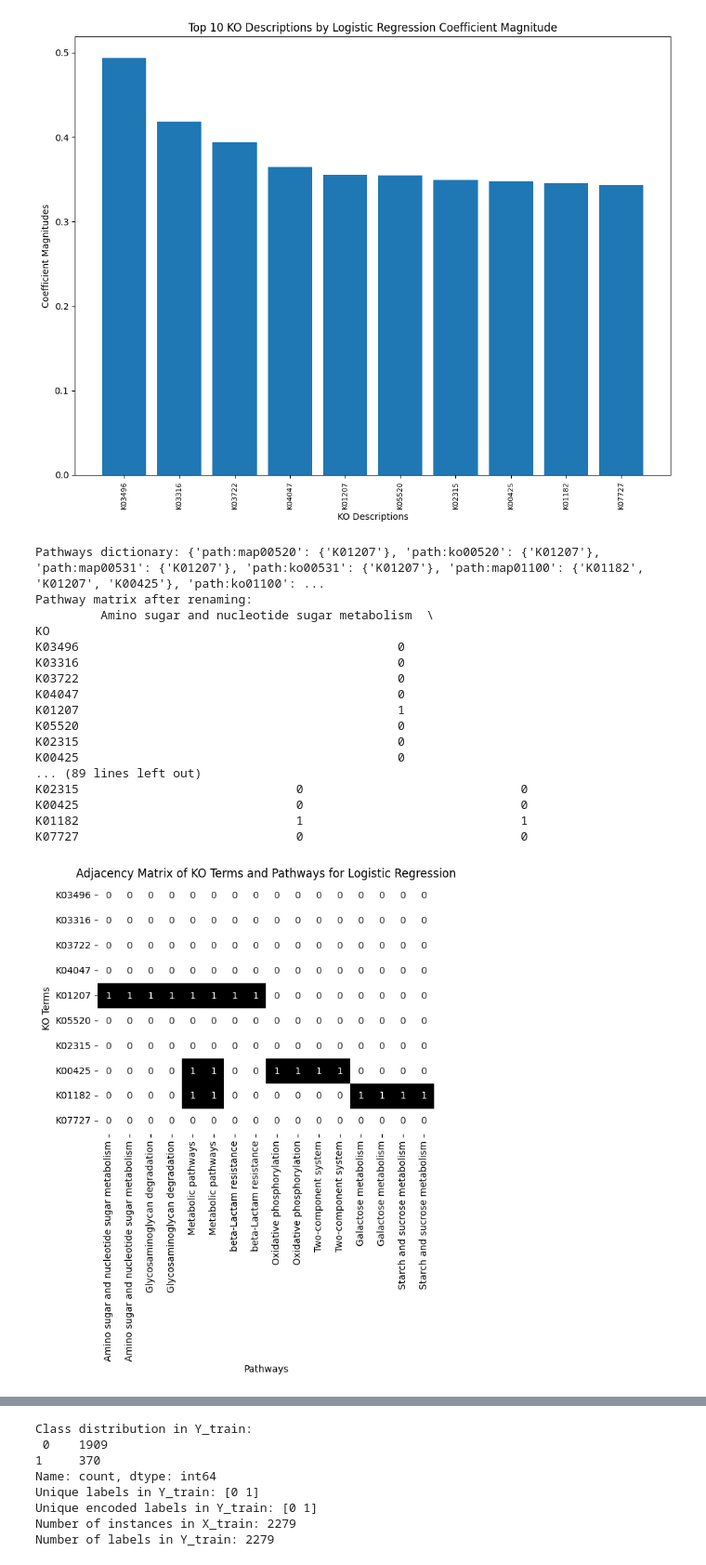
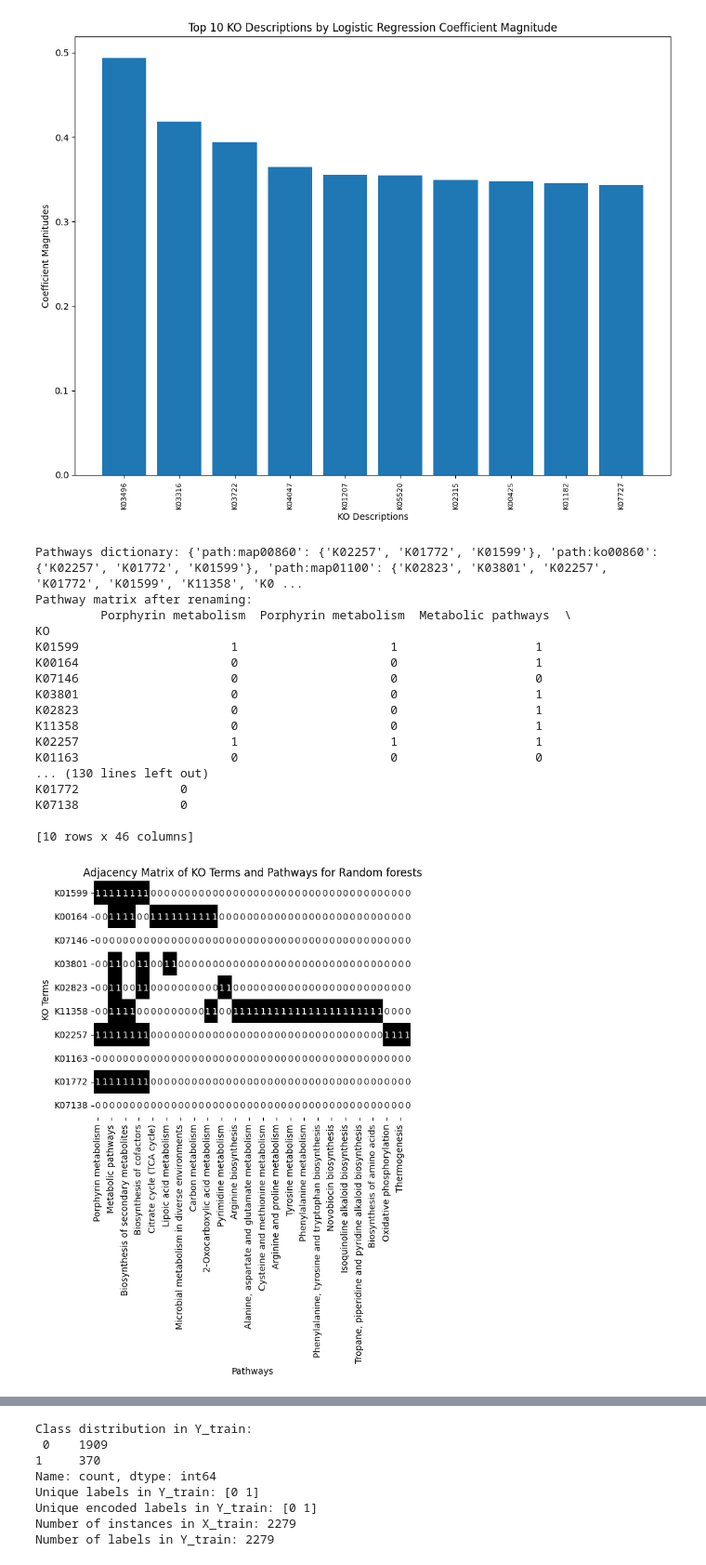
Before and after one commit to Ellaermeg/Eliah-Masters, a Jupyter notebook: KOs/Grouped pipeline.ipynb, the cells around one changed output, grey strips where cells are left out. Shown at 93% size. Saved outputs shown, nothing was run; the diff lists cells and outputs as text; code cells hidden in the pictures.

Commit message:
Fixed visual stuff

```diff
--- a/KOs/Grouped pipeline.ipynb
+++ b/KOs/Grouped pipeline.ipynb
@@ -386,7 +386,7 @@ def map_ko_to_pathways(ko_terms):
             print(f"Error processing {ko}: {str(e)}")
     return pathways
 
-ko_terms = selected_features_lr  # switch if needed
+ko_terms = selected_features  # Selected_features or selected_features_rf
 pathways = map_ko_to_pathways(ko_terms)
 
 print("Pathways dictionary:", pathways)
@@ -409,49 +409,49 @@ for column in pathway_matrix.columns:
 
 print("Pathway matrix after renaming:\n", pathway_matrix)
 
 # Heatmap visualization
 sns.heatmap(pathway_matrix, annot=True, cmap="Greys", cbar=False)
-plt.title('Adjacency Matrix of KO Terms and Pathways for Logistic Regression')
+plt.title('Adjacency Matrix of KO Terms and Pathways for Random forests')
 plt.xlabel('Pathways')
 plt.ylabel('KO Terms')
 plt.show()
 
 # Initialize a network graph
 G = nx.Graph()
 
 # Add nodes and edges with renamed pathway names
 for ko in ko_terms:
     G.add_node(ko, title=ko, label=ko, color='red', size=20)
 
 for pathway_id, kos in pathways.items():
     pathway_name = pathway_names[pathway_id]
     G.add_node(pathway_name, title=pathway_name, label=pathway_name, color='blue', size=30)
     for ko in kos:
         G.add_edge(ko, pathway_name)
 
 # Pyvis network visualization
-nt = Network("800px", "1200px", notebook=True, heading='Interactive Network of KO Terms and Pathways', bgcolor="#ffffff", font_color="black", cdn_resources='remote')
+nt = Network("800px", "1200px", notebook=True, heading='Interactive Network of KO Terms and Pathways for Random forests', bgcolor="#ffffff", font_color="black", cdn_resources='remote')
 nt.from_nx(G)
 nt.toggle_physics(True)
 nt.show_buttons(filter_=['physics'])
 
-nt.save_graph("ko_pathways_network_fromKEGG.html")
+nt.save_graph("ko_network_rf.html")
 # %% [output]
-Pathways dictionary: {'path:map00520': {'K01207'}, 'path:ko00520': {'K01207'}, 'path:map00531': {'K01207'}, 'path:ko00531': {'K01207'}, 'path:map01100': {'K01182', 'K01207', 'K00425'}, 'path:ko01100': ...
+Pathways dictionary: {'path:map00860': {'K02257', 'K01772', 'K01599'}, 'path:ko00860': {'K02257', 'K01772', 'K01599'}, 'path:map01100': {'K02823', 'K03801', 'K02257', 'K01772', 'K01599', 'K11358', 'K0 ...
 Pathway matrix after renaming:
-         Amino sugar and nucleotide sugar metabolism  \
+         Porphyrin metabolism  Porphyrin metabolism  Metabolic pathways  \
 KO
-K03496                                            0
-K03316                                            0
-K03722                                            0
-K04047                                            0
-K01207                                            1
-K05520                                            0
-K02315                                            0
-K00425                                            0
-... (89 lines left out)
-K02315                              0                              0
-K00425                              0                              0
-K01182                              1                              1
-K07727                              0                              0
+K01599                     1                     1                   1
+K00164                     0                     0                   1
+K07146                     0                     0                   0
+K03801                     0                     0                   1
+K02823                     0                     0                   1
+K11358                     0                     0                   1
+K02257                     1                     1                   1
+K01163                     0                     0                   0
+... (130 lines left out)
+K01772              0
+K07138              0
+
+[10 rows x 46 columns]
-[figure, old version]
+[figure, new version]
```
Also changed, not shown: parts of 1 cell of this notebook, 5 other files.
